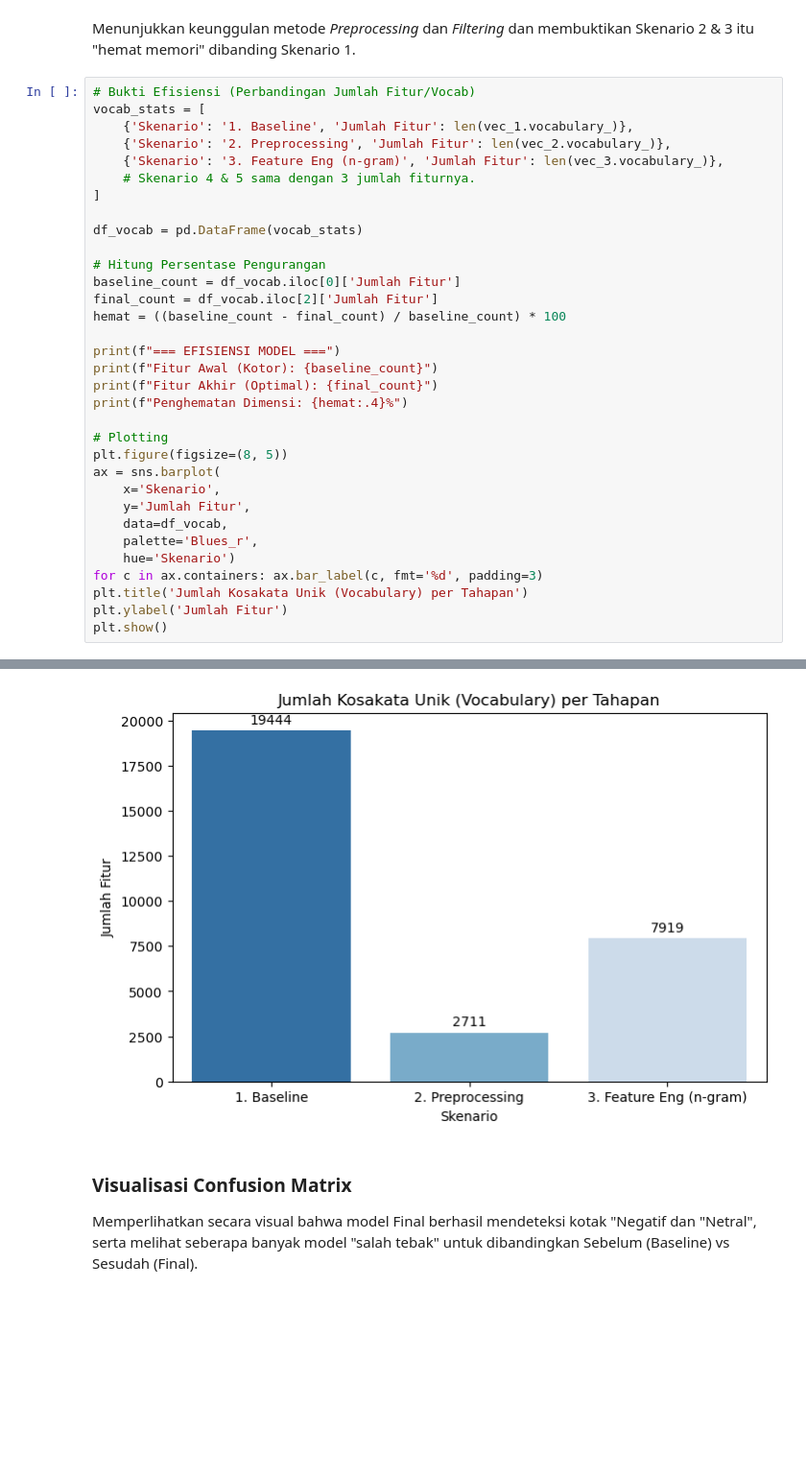
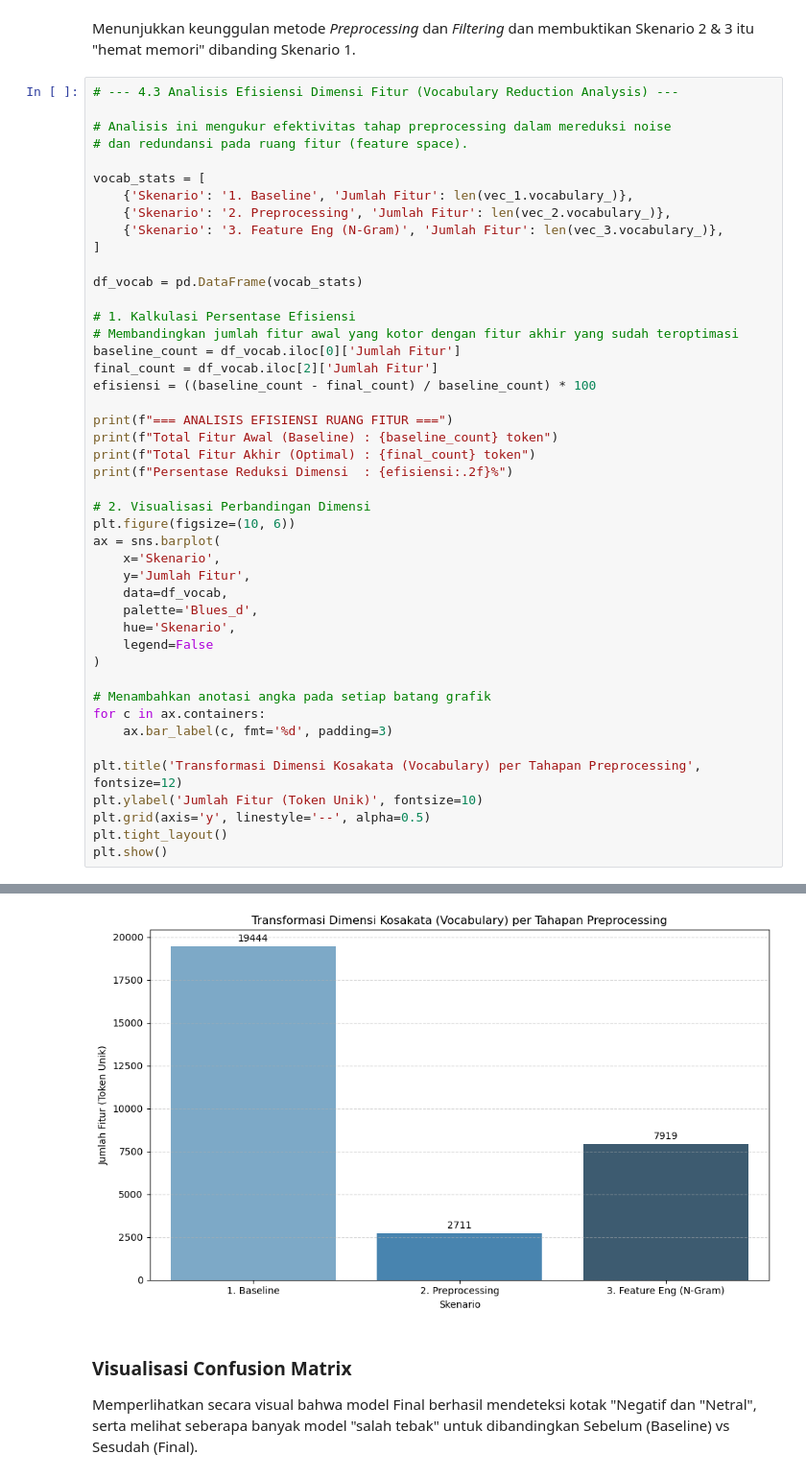
Before and after one commit to erlangga-g/NB_AnalisiSentimen, a Jupyter notebook: NB_SentimentAnalysis_Skripsi.ipynb, the cells around one changed output, grey strips where cells are left out. Shown at 96% size. Cells and saved outputs as stored; diff of their text form; blank space fills up the shorter version.

```diff
--- a/NB_SentimentAnalysis_Skripsi.ipynb
+++ b/NB_SentimentAnalysis_Skripsi.ipynb
@@ -1378,36 +1404,48 @@ Name: count, dtype: int64
 # %% [markdown]
 Menunjukkan keunggulan metode *Preprocessing* dan *Filtering* dan membuktikan Skenario 2 & 3 itu "hemat memori" dibanding Skenario 1.
 # %%
-# Bukti Efisiensi (Perbandingan Jumlah Fitur/Vocab)
+# --- 4.3 Analisis Efisiensi Dimensi Fitur (Vocabulary Reduction Analysis) ---
+
+# Analisis ini mengukur efektivitas tahap preprocessing dalam mereduksi noise
+# dan redundansi pada ruang fitur (feature space).
+
 vocab_stats = [
     {'Skenario': '1. Baseline', 'Jumlah Fitur': len(vec_1.vocabulary_)},
     {'Skenario': '2. Preprocessing', 'Jumlah Fitur': len(vec_2.vocabulary_)},
-    {'Skenario': '3. Feature Eng (n-gram)', 'Jumlah Fitur': len(vec_3.vocabulary_)},
-    # Skenario 4 & 5 sama dengan 3 jumlah fiturnya.
+    {'Skenario': '3. Feature Eng (N-Gram)', 'Jumlah Fitur': len(vec_3.vocabulary_)},
 ]
 
 df_vocab = pd.DataFrame(vocab_stats)
 
-# Hitung Persentase Pengurangan
+# 1. Kalkulasi Persentase Efisiensi
+# Membandingkan jumlah fitur awal yang kotor dengan fitur akhir yang sudah teroptimasi
 baseline_count = df_vocab.iloc[0]['Jumlah Fitur']
 final_count = df_vocab.iloc[2]['Jumlah Fitur']
-hemat = ((baseline_count - final_count) / baseline_count) * 100
+efisiensi = ((baseline_count - final_count) / baseline_count) * 100
 
-print(f"=== EFISIENSI MODEL ===")
-print(f"Fitur Awal (Kotor): {baseline_count}")
-print(f"Fitur Akhir (Optimal): {final_count}")
-print(f"Penghematan Dimensi: {hemat:.4}%")
+print(f"=== ANALISIS EFISIENSI RUANG FITUR ===")
+print(f"Total Fitur Awal (Baseline) : {baseline_count} token")
+print(f"Total Fitur Akhir (Optimal) : {final_count} token")
+print(f"Persentase Reduksi Dimensi  : {efisiensi:.2f}%")
 
-# Plotting
-plt.figure(figsize=(8, 5))
+# 2. Visualisasi Perbandingan Dimensi
+plt.figure(figsize=(10, 6))
 ax = sns.barplot(
     x='Skenario',
     y='Jumlah Fitur',
     data=df_vocab,
-    palette='Blues_r',
-    hue='Skenario')
-for c in ax.containers: ax.bar_label(c, fmt='%d', padding=3)
-plt.title('Jumlah Kosakata Unik (Vocabulary) per Tahapan')
-plt.ylabel('Jumlah Fitur')
+    palette='Blues_d',
+    hue='Skenario',
+    legend=False
+)
+
+# Menambahkan anotasi angka pada setiap batang grafik
+for c in ax.containers:
+    ax.bar_label(c, fmt='%d', padding=3)
+
+plt.title('Transformasi Dimensi Kosakata (Vocabulary) per Tahapan Preprocessing', fontsize=12)
+plt.ylabel('Jumlah Fitur (Token Unik)', fontsize=10)
+plt.grid(axis='y', linestyle='--', alpha=0.5)
+plt.tight_layout()
 plt.show()
 # %% [output]
@@ -1418,4 +1456,4 @@ Penghematan Dimensi: 59.27%
-[figure, old version]
+[figure, new version]
 # %% [markdown]
 **<h3>Visualisasi Confusion Matrix</h3>**
 Memperlihatkan secara visual bahwa model Final berhasil mendeteksi kotak "Negatif dan "Netral", serta melihat seberapa banyak model "salah tebak" untuk dibandingkan Sebelum (Baseline) vs Sesudah (Final).
```
Also changed, not shown: parts of 50 cells of this notebook.
